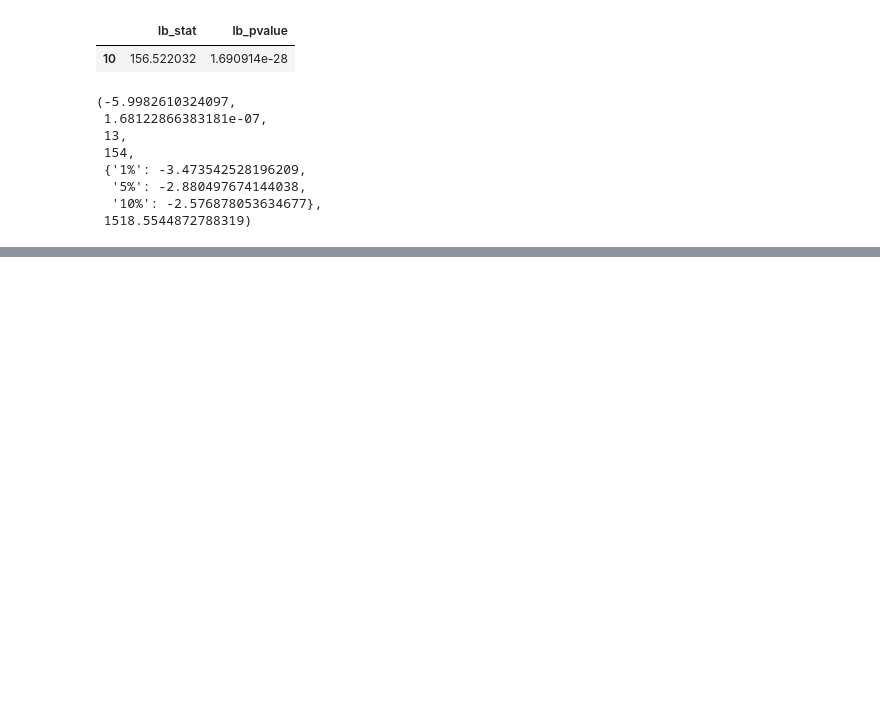
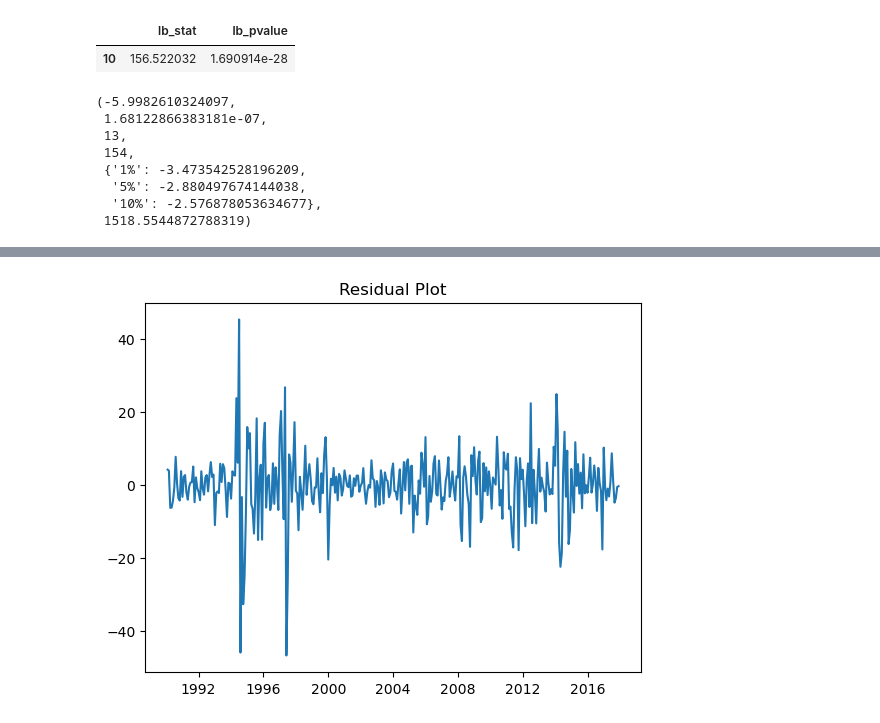
Before and after one commit to TomRush20/BAN-6025-Machine-Learning, a Jupyter notebook: Midterm_Review.ipynb, the cells around one changed output, grey strips where cells are left out. Cells and saved outputs as stored; diff of their text form; code cells hidden in the pictures; blank space fills up the shorter version.

```diff
--- a/Midterm_Review.ipynb
+++ b/Midterm_Review.ipynb
@@ -208,0 +366,4 @@ Warnings:
+# %%
+fit_ar = ARIMA(coffee_ts_2, order=(3,1,0)).fit()
+
+print(fit_ar.summary())
@@ -208,0 +388,7 @@ Warnings:
+# %%
+residuals = fit_ar.resid
+plt.plot(residuals)
+plt.title('Residual Plot')
+plt.show()
+# %% [output]
+[figure, added]
```
Also changed, not shown: parts of 19 cells of this notebook.
